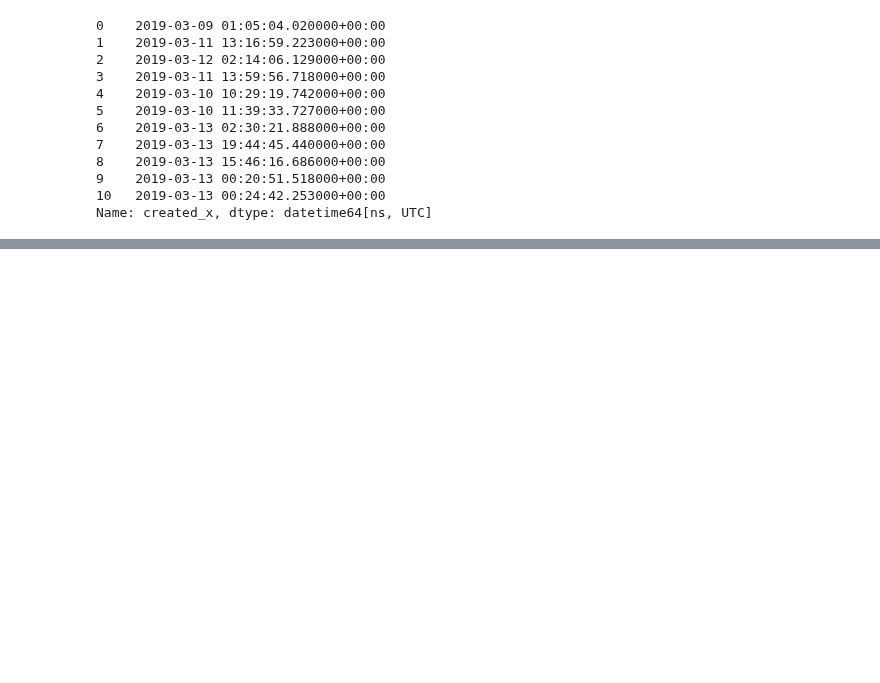
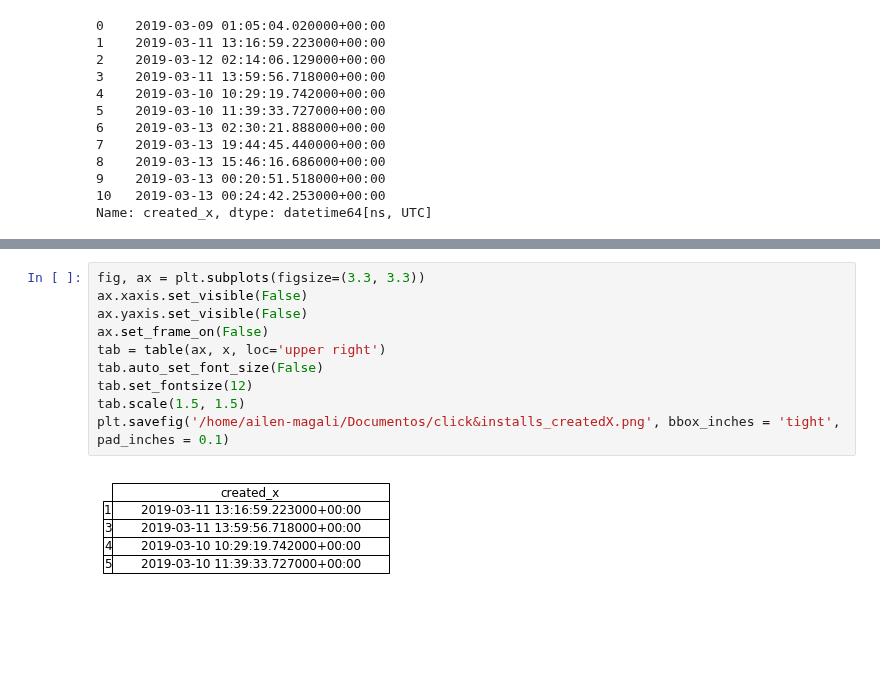
Before and after one commit to Elianagam/orgaDatosTp1, a Jupyter notebook: Join_clicks_installs.ipynb, the cells around one changed output, grey strips where cells are left out. Drawn from its saved outputs; the diff is of its cells as text; blank space fills up the shorter version.

```diff
--- a/Join_clicks_installs.ipynb
+++ b/Join_clicks_installs.ipynb
@@ -131,0 +121,12 @@ Name: created_x, dtype: datetime64[ns, UTC]
+# %%
+fig, ax = plt.subplots(figsize=(3.3, 3.3))
+ax.xaxis.set_visible(False)
+ax.yaxis.set_visible(False)
+ax.set_frame_on(False)
+tab = table(ax, x, loc='upper right')
+tab.auto_set_font_size(False)
+tab.set_fontsize(12)
+tab.scale(1.5, 1.5)
+plt.savefig('/home/ailen-magali/Documentos/click&installs_createdX.png', bbox_inches = 'tight', pad_inches = 0.1)
+# %% [output]
+[figure, added]
```
Also changed, not shown: parts of 4 cells of this notebook.
